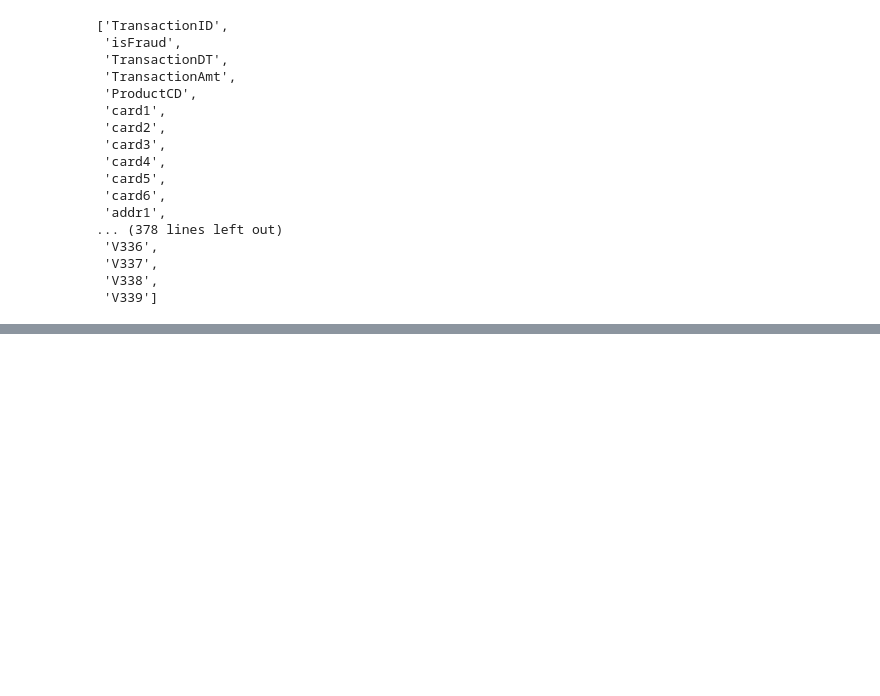
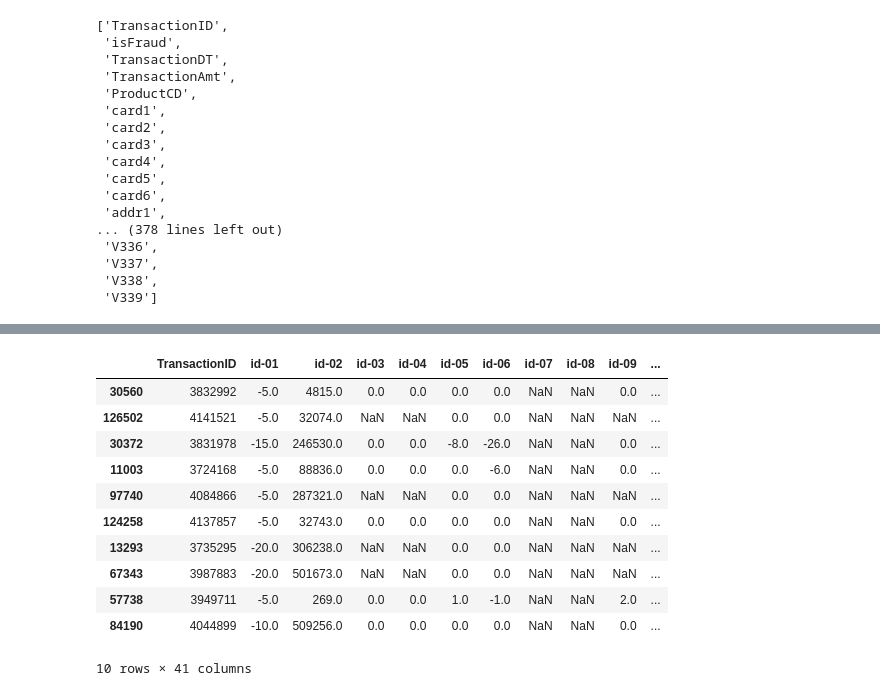
Before and after one commit to Nikhil09052007/Fraud_Detection_Model, a Jupyter notebook: notebooks/01_data_ingestion.ipynb, the cells around one changed output, grey strips where cells are left out. Saved outputs shown, nothing was run; the diff lists cells and outputs as text; code cells hidden in the pictures; blank space fills up the shorter version.

Commit message:
Adding the data-ingestion notebook

```diff
--- a/notebooks/01_data_ingestion.ipynb
+++ b/notebooks/01_data_ingestion.ipynb
@@ -91,0 +218,17 @@ train_transaction.columns.tolist()
+# %%
+test_identity = pd.read_csv(r'C:\Users\acer\Desktop\Programs\Projects_for _data_science\Fraud_Detection_Model\data\01_raw\test_identity.csv')
+# %%
+test_identity.sample(10)
+# %% [output]
+|  | TransactionID | id-01 | id-02 | id-03 | id-04 | id-05 | id-06 | id-07 | id-08 | id-09 | ... |
+| 30560 | 3832992 | -5.0 | 4815.0 | 0.0 | 0.0 | 0.0 | 0.0 | NaN | NaN | 0.0 | ... |
+| 126502 | 4141521 | -5.0 | 32074.0 | NaN | NaN | 0.0 | 0.0 | NaN | NaN | NaN | ... |
+| 30372 | 3831978 | -15.0 | 246530.0 | 0.0 | 0.0 | -8.0 | -26.0 | NaN | NaN | 0.0 | ... |
+| 11003 | 3724168 | -5.0 | 88836.0 | 0.0 | 0.0 | 0.0 | -6.0 | NaN | NaN | 0.0 | ... |
+| 97740 | 4084866 | -5.0 | 287321.0 | NaN | NaN | 0.0 | 0.0 | NaN | NaN | NaN | ... |
+| 124258 | 4137857 | -5.0 | 32743.0 | 0.0 | 0.0 | 0.0 | 0.0 | NaN | NaN | 0.0 | ... |
+| 13293 | 3735295 | -20.0 | 306238.0 | NaN | NaN | 0.0 | 0.0 | NaN | NaN | NaN | ... |
+| 67343 | 3987883 | -20.0 | 501673.0 | NaN | NaN | 0.0 | 0.0 | NaN | NaN | NaN | ... |
+| 57738 | 3949711 | -5.0 | 269.0 | 0.0 | 0.0 | 1.0 | -1.0 | NaN | NaN | 2.0 | ... |
+| 84190 | 4044899 | -10.0 | 509256.0 | 0.0 | 0.0 | 0.0 | 0.0 | NaN | NaN | 0.0 | ... |
+10 rows × 41 columns
```
Also changed, not shown: parts of 17 cells of this notebook.
